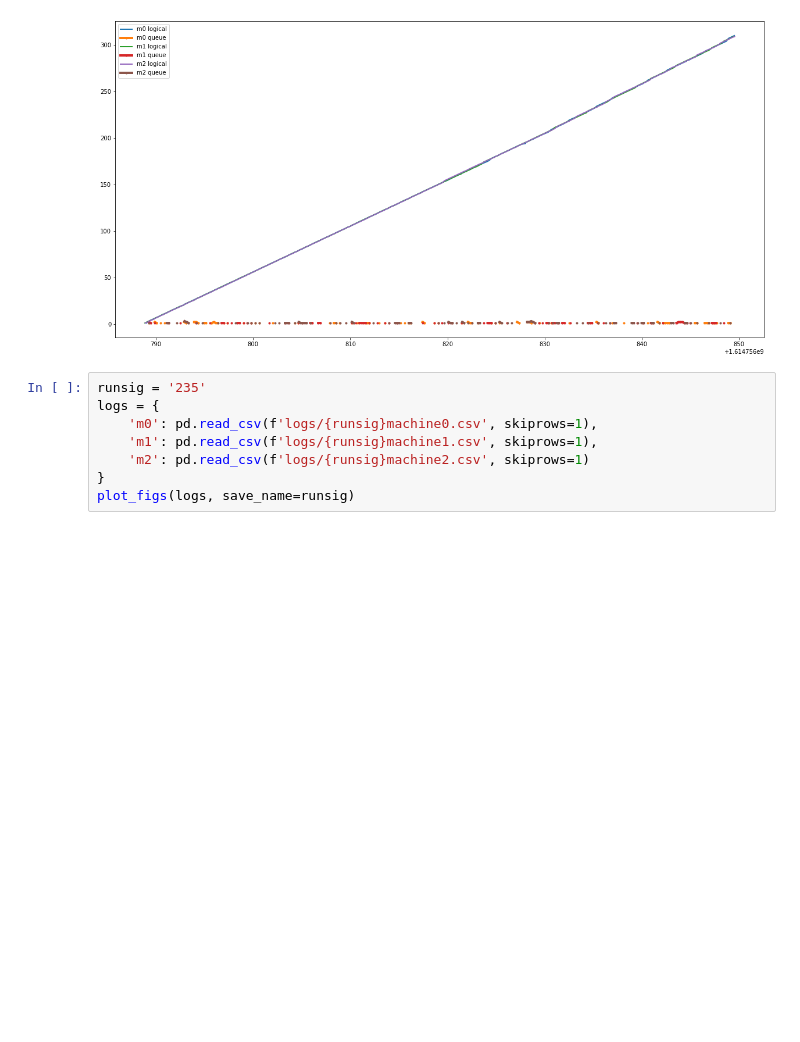
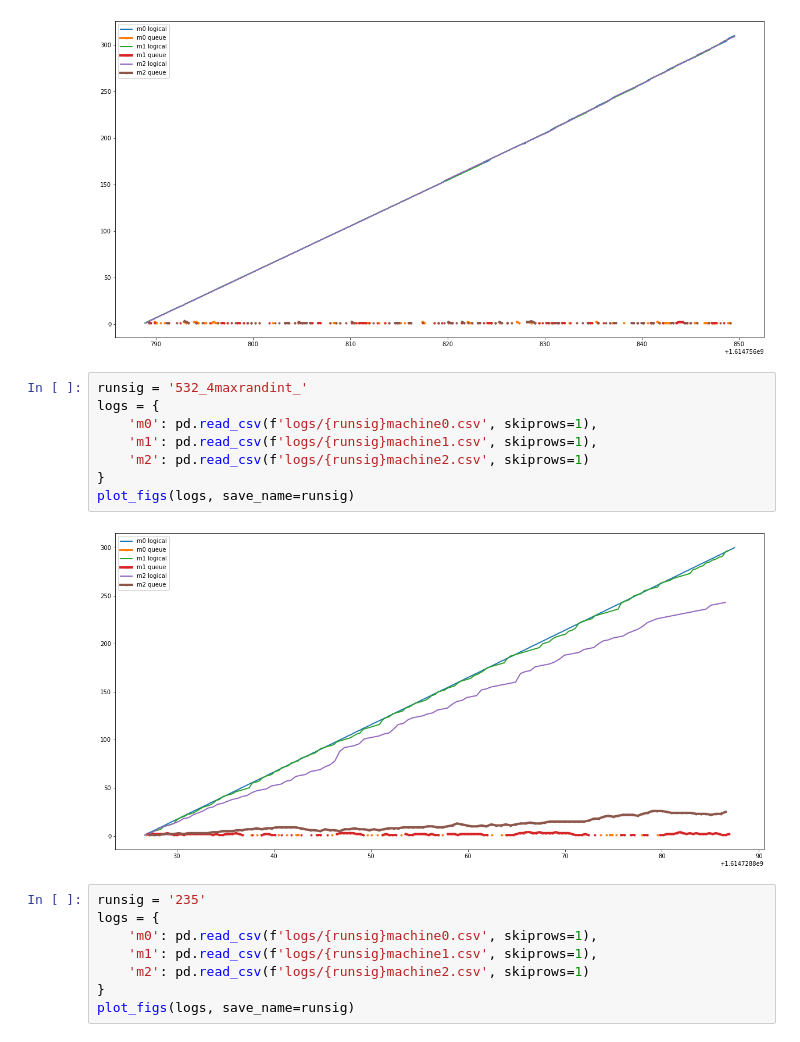
Before and after one commit to gkehne/time-lab, a Jupyter notebook: exploratory_analysis.ipynb, the cells around one changed output. Drawn from its saved outputs; the diff is of its cells as text; blank space fills up the shorter version.

```diff
--- a/exploratory_analysis.ipynb
+++ b/exploratory_analysis.ipynb
@@ -113,6 +113,16 @@ logs = {
 plot_figs(logs, save_name=runsig)
 # %% [output]
 [figure]
+# %%
+runsig = '532_4maxrandint_'
+logs = {
+    'm0': pd.read_csv(f'logs/{runsig}machine0.csv', skiprows=1),
+    'm1': pd.read_csv(f'logs/{runsig}machine1.csv', skiprows=1),
+    'm2': pd.read_csv(f'logs/{runsig}machine2.csv', skiprows=1)
+}
+plot_figs(logs, save_name=runsig)
+# %% [output]
+[figure, added]
 # %%
 runsig = '235'
 logs = {
```
Also changed, not shown: 2 other files.
